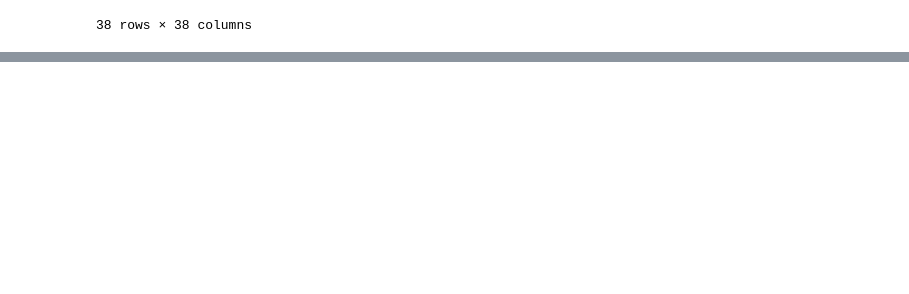
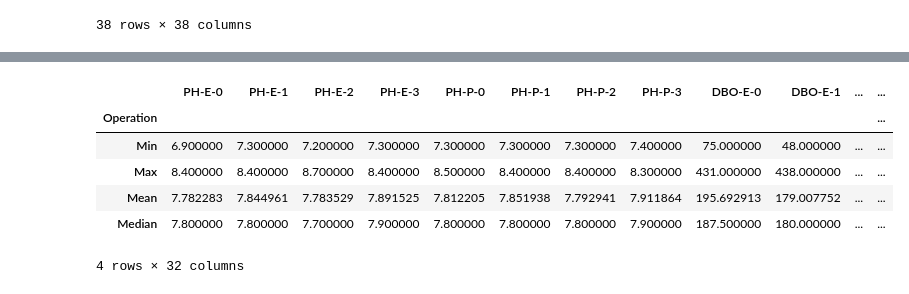
Before and after one commit to alam3211/DataMiningKmeansCluster, a Jupyter notebook: Final Project.ipynb, the cells around one changed output, grey strips where cells are left out. Saved outputs shown, nothing was run; the diff lists cells and outputs as text; code cells hidden in the pictures; blank space fills up the shorter version.

Commit message:
Add min,max,median,mean

```diff
--- a/Final Project.ipynb
+++ b/Final Project.ipynb
@@ -424,0 +469,38 @@ sns.lmplot('PH-E' ,'PH-P', data=df,
+# %%
+temp_0 = df[df['cluster'] == 0 ]
+temp_1 = df[df['cluster'] == 1 ]
+temp_2 = df[df['cluster'] == 2 ]
+temp_3 = df[df['cluster'] == 3 ]
+
+
+data_temp = []
+for i in selected:
+    data_temp.append(temp_0[i].min())
+    data_temp.append(temp_0[i].max())
+    data_temp.append(temp_0[i].mean())
+    data_temp.append(temp_0[i].median())
+    df_selected_data[i+'-0']=data_temp
+    data_temp.clear()
+
+    data_temp.append(temp_1[i].min())
+    data_temp.append(temp_1[i].max())
+    data_temp.append(temp_1[i].mean())
+    data_temp.append(temp_1[i].median())
+    df_selected_data[i+'-1']=data_temp
+    data_temp.clear()
+
+    data_temp.append(temp_2[i].min())
+    data_temp.append(temp_2[i].max())
+    data_temp.append(temp_2[i].mean())
+    data_temp.append(temp_2[i].median())
+    df_selected_data[i+'-2']=data_temp
+    data_temp.clear()
+
+    data_temp.append(temp_3[i].min())
+    data_temp.append(temp_3[i].max())
+    data_temp.append(temp_3[i].mean())
+    data_temp.append(temp_3[i].median())
+    df_selected_data[i+'-3']=data_temp
+    data_temp.clear()
+
+print(df_selected_data)
@@ -424,0 +525,10 @@ sns.lmplot('PH-E' ,'PH-P', data=df,
+# %%
+display(df_selected_data)
+# %% [output]
+|  | PH-E-0 | PH-E-1 | PH-E-2 | PH-E-3 | PH-P-0 | PH-P-1 | PH-P-2 | PH-P-3 | DBO-E-0 | DBO-E-1 | ... | ... |
+| Operation |  |  |  |  |  |  |  |  |  |  |  | ... |
+| Min | 6.900000 | 7.300000 | 7.200000 | 7.300000 | 7.300000 | 7.300000 | 7.300000 | 7.400000 | 75.000000 | 48.000000 | ... | ... |
+| Max | 8.400000 | 8.400000 | 8.700000 | 8.400000 | 8.500000 | 8.400000 | 8.400000 | 8.300000 | 431.000000 | 438.000000 | ... | ... |
+| Mean | 7.782283 | 7.844961 | 7.783529 | 7.891525 | 7.812205 | 7.851938 | 7.792941 | 7.911864 | 195.692913 | 179.007752 | ... | ... |
+| Median | 7.800000 | 7.800000 | 7.700000 | 7.900000 | 7.800000 | 7.800000 | 7.800000 | 7.900000 | 187.500000 | 180.000000 | ... | ... |
+4 rows × 32 columns
```
Also changed, not shown: parts of 12 cells of this notebook.
